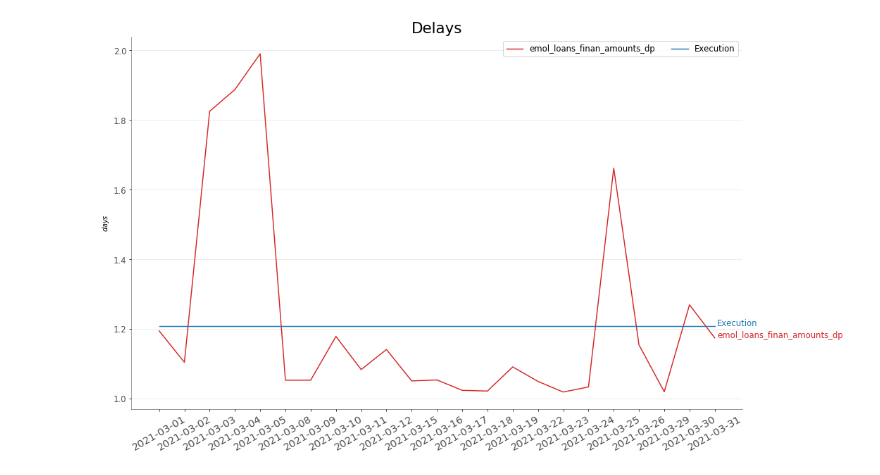
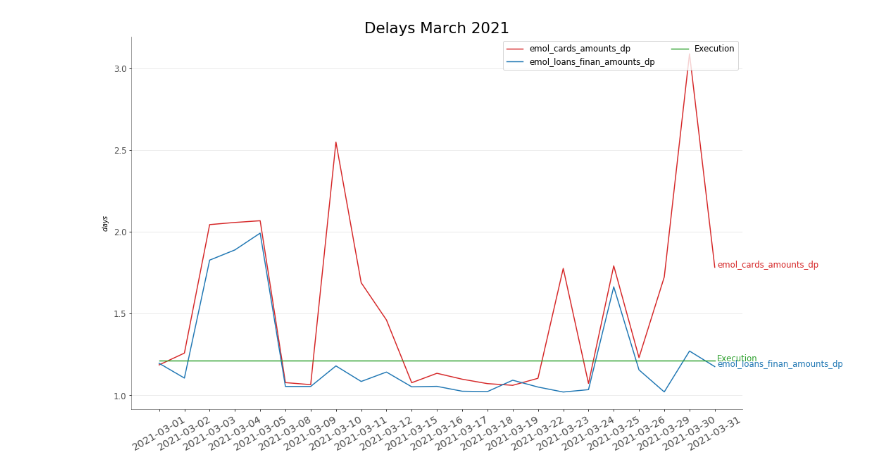
Before and after one commit to erikapat/pyspark_own_functions, a Jupyter notebook: monitorization.ipynb, the cells around one changed output. Cells and saved outputs as stored; diff of their text form; code cells hidden in the pictures.

```diff
--- a/monitorization.ipynb
+++ b/monitorization.ipynb
@@ -54,0 +90,12 @@ df_input = spark.read\
+# %%
+def days_delays(df, table_name):
+    df= (df
+               .withColumn('DiffInSeconds',col(table_name).cast("long") - col('partition').cast("long"))
+                .withColumn(table_name,col("DiffInSeconds")/(3600*24)).drop('DiffInSeconds')
+                           )
+    return df
+# %%
+#CALCULATE THE NUMBER OF DAYS OF DELAY
+df_input = days_delays(df_input, table_name_loans)
+df_input = days_delays(df_input, table_name_cards)
+df_input = days_delays(df_input, 'Execution')
@@ -62,20 +124,5 @@ root
-# %%
-from pyspark.sql.functions import concat, concat_ws, to_timestamp, date_format
-df_input = (df_input.withColumn("date_2", to_date(from_unixtime(unix_timestamp('date', 'yyMMdd'))))
-.withColumn("partition", to_timestamp('partition', 'yyyy-MM-dd HH:mm')))
-
-df_input = df_input.withColumn("date",to_timestamp(concat_ws(' ', date_format(col('date_2'), 'yyyy-MM-dd'), col('hour')), 'yyyy-MM-dd HH:mm')).drop('date_2', 'hour')
-df_input = (df_input
-            .withColumn("date_execution", to_timestamp(concat_ws(' ', date_format(sf.date_add(col('partition'), 1), 'yyyy-MM-dd'), lit('05:00')), 'yyyy-MM-dd HH:mm')).drop('date_2', 'hour')
-           .withColumn('DiffInSeconds',col("date").cast("long") - col('partition').cast("long"))
-            .withColumn(table_name,col("DiffInSeconds")/(3600*24))
-            .withColumn('DiffInSeconds',col("date_execution").cast("long") - col('partition').cast("long"))
-            .withColumn('Execution',col("DiffInSeconds")/(3600*24)).drop('DiffInSeconds')
-                       )
-
-df_input = (df_input.withColumn('year', year('partition')).withColumn('month', month('partition')))
 # %%
-df_transf = to_explode(df_input.select('partition', table_name, 'Execution'),['partition'])
+df_transf = to_explode(df_input,['partition'])
 df_transf = (df_transf.withColumn("partition", to_date(from_unixtime(unix_timestamp('partition', 'yyMMdd'))))
              .withColumn('year', year('partition')).withColumn('month', month('partition'))
              .withColumn('partition', col('partition').cast('string')))
@@ -101,15 +162,14 @@ only showing top 20 rows
 # %%
 # March 2021
 df_input_202103 = df_transf.filter(col('year') == '2021').filter(col('month') == '3')
 import pandas as pd
-id_values = '2'
 df = df_input_202103.toPandas()
 # plot
-title = "Delays"
+title = "Delays March 2021"
 ytitle = '$days$'
 date_name = 'partition'
 yaxis_field = 'movs'
 type_col = 'field'
 plot_different_type_series(df, date_name, yaxis_field, type_col, title, ytitle, dpi_value = 70)
 # %% [output]
-[figure, old version]
+[figure, new version]
```
Also changed, not shown: parts of 13 cells of this notebook, 1 other file.
